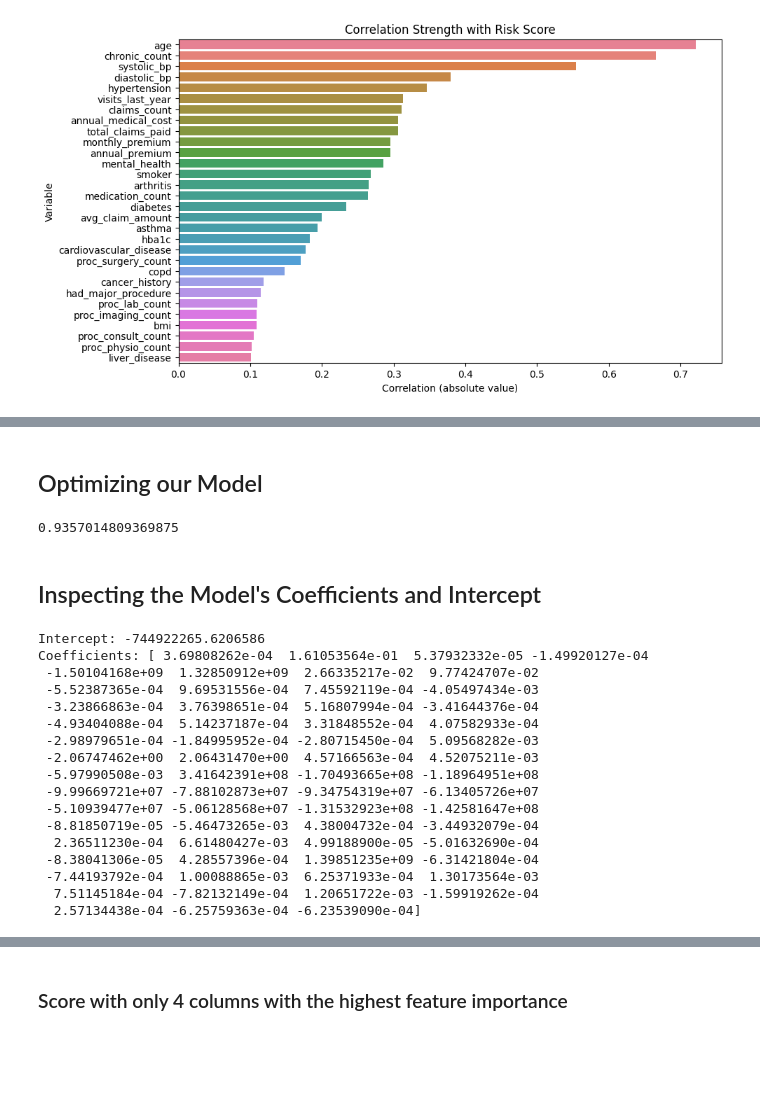
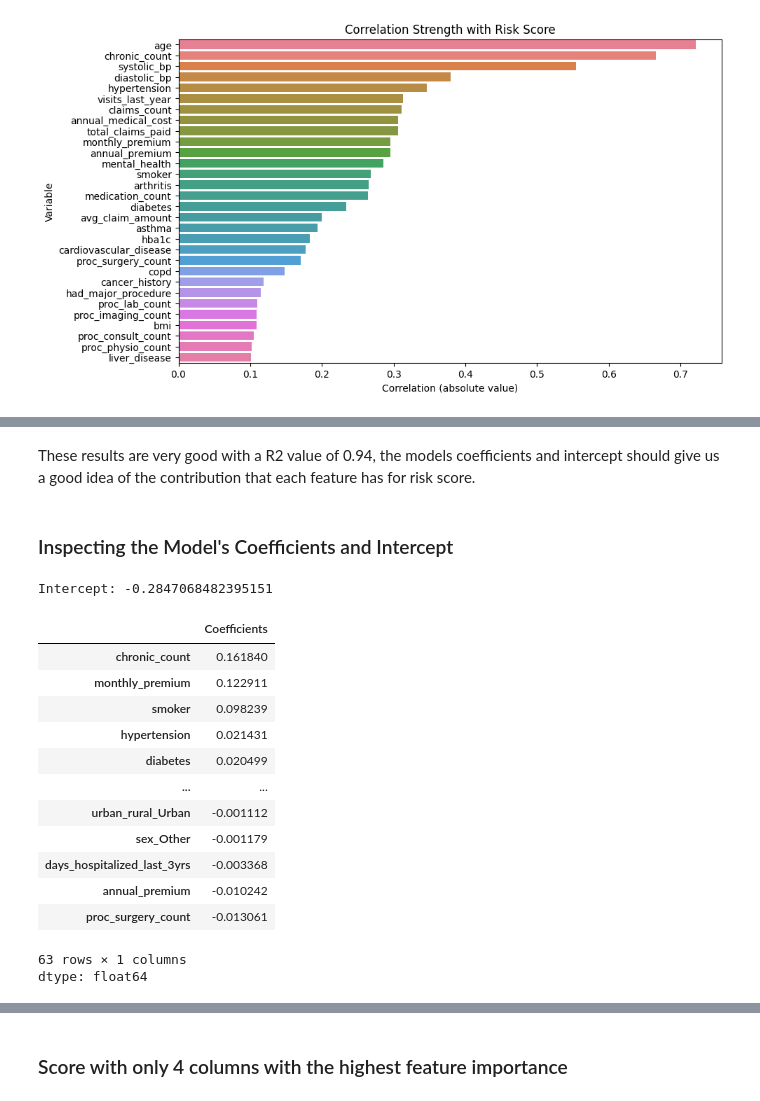
Before and after one commit to Abled773/HI-Risk-Prediction-and-Analysis, a Jupyter notebook: Risk_Analysis_and_Prediction.ipynb, the cells around one changed output, grey strips where cells are left out. Cells and saved outputs as stored; diff of their text form; code cells hidden in the pictures; blank space fills up the shorter version.

```diff
--- a/Risk_Analysis_and_Prediction.ipynb
+++ b/Risk_Analysis_and_Prediction.ipynb
@@ -571,6 +589,8 @@ data_train, data_test, risk_train, risk_test = train_test_split(test_data, analy
 # %%
 #default Linear Regression model with all encodings
-defaultModel = LinearRegression()
-defaultModel.fit(data_train, risk_train)
-def_risk_pred = defaultModel.predict(data_test)
+test_data = analysis_data.drop(["risk_score", "is_high_risk"], axis=1)
+data_train, data_test, risk_train, risk_test = train_test_split(test_data, analysis_data['risk_score'])
+linearModel = LinearRegression()
+linearModel.fit(data_train, risk_train)
+risk_pred = linearModel.predict(data_test)
 # %%
@@ -610,39 +629,26 @@ The AIC is:  -689348.3140343926
-# %% [markdown]
-## Optimizing our Model
-# %%
-numeric = list(test_data.select_dtypes(include=['int64','float64']).columns)
-
-scaler=StandardScaler()
-data_train[numeric] = scaler.fit_transform(data_train[numeric])
-data_test[numeric] = scaler.transform(data_test[numeric])
-# %%
-linearModel = LinearRegression()
-linearModel.fit(data_train, risk_train)
-risk_pred = linearModel.predict(data_test)
-linearModel.score(data_test, risk_test)
-# %% [output]
-0.9357014809369875
+# %% [markdown]
+These results are very good with a R2 value of 0.94, the models coefficients and intercept should give us a good idea of the contribution that each feature has for risk score.
 # %% [markdown]
-## Inspecting the Model's Coefficients and Intercept
+### Inspecting the Model's Coefficients and Intercept
 # %%
 intercept = linearModel.intercept_
 print("Intercept:", intercept)
-print("Coefficients:", linearModel.coef_)
+coef_table = pd.Series(linearModel.coef_, index=data_train.columns)
+coef_table.name = "Coefficients"
+coef_table.sort_values(ascending=False)
 # %% [output]
-Intercept: -744922265.6206586
-Coefficients: [ 3.69808262e-04  1.61053564e-01  5.37932332e-05 -1.49920127e-04
- -1.50104168e+09  1.32850912e+09  2.66335217e-02  9.77424707e-02
- -5.52387365e-04  9.69531556e-04  7.45592119e-04 -4.05497434e-03
- -3.23866863e-04  3.76398651e-04  5.16807994e-04 -3.41644376e-04
- -4.93404088e-04  5.14237187e-04  3.31848552e-04  4.07582933e-04
- -2.98979651e-04 -1.84995952e-04 -2.80715450e-04  5.09568282e-03
- -2.06747462e+00  2.06431470e+00  4.57166563e-04  4.52075211e-03
- -5.97990508e-03  3.41642391e+08 -1.70493665e+08 -1.18964951e+08
- -9.99669721e+07 -7.88102873e+07 -9.34754319e+07 -6.13405726e+07
- -5.10939477e+07 -5.06128568e+07 -1.31532923e+08 -1.42581647e+08
- -8.81850719e-05 -5.46473265e-03  4.38004732e-04 -3.44932079e-04
-  2.36511230e-04  6.61480427e-03  4.99188900e-05 -5.01632690e-04
- -8.38041306e-05  4.28557396e-04  1.39851235e+09 -6.31421804e-04
- -7.44193792e-04  1.00088865e-03  6.25371933e-04  1.30173564e-03
-  7.51145184e-04 -7.82132149e-04  1.20651722e-03 -1.59919262e-04
-  2.57134438e-04 -6.25759363e-04 -6.23539090e-04]
+Intercept: -0.2847068482395151
+|  | Coefficients |
+| chronic_count | 0.161840 |
+| monthly_premium | 0.122911 |
+| smoker | 0.098239 |
+| hypertension | 0.021431 |
+| diabetes | 0.020499 |
+| ... | ... |
+| urban_rural_Urban | -0.001112 |
+| sex_Other | -0.001179 |
+| days_hospitalized_last_3yrs | -0.003368 |
+| annual_premium | -0.010242 |
+| proc_surgery_count | -0.013061 |
+63 rows × 1 columns
+dtype: float64
```
Also changed, not shown: parts of 37 cells of this notebook.
